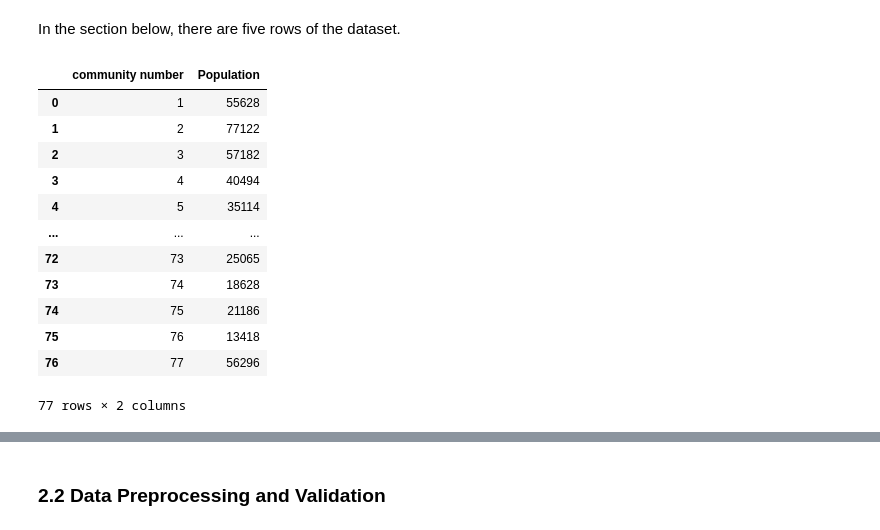
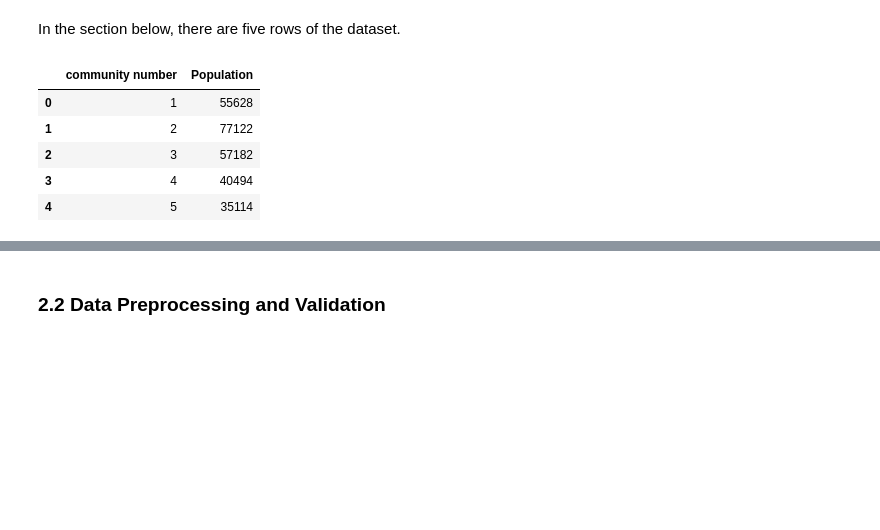
Before and after one commit to NijunJiang/CASA_CW, a Jupyter notebook: coursework.ipynb, the cells around one changed output, grey strips where cells are left out. Saved outputs shown, nothing was run; the diff lists cells and outputs as text; code cells hidden in the pictures; blank space fills up the shorter version.

```diff
--- a/coursework.ipynb
+++ b/coursework.ipynb
@@ -68,21 +70,14 @@ In the section below, there are five rows of the dataset.
 # %%
 chicago_community_pop
 chicago_community_pop.rename(columns={"No.": "community number"}, inplace=True)
-chicago_community_pop
+chicago_community_pop.head()
 # %% [output]
 |  | community number | Population |
 | 0 | 1 | 55628 |
 | 1 | 2 | 77122 |
 | 2 | 3 | 57182 |
 | 3 | 4 | 40494 |
 | 4 | 5 | 35114 |
-| ... | ... | ... |
-| 72 | 73 | 25065 |
-| 73 | 74 | 18628 |
-| 74 | 75 | 21186 |
-| 75 | 76 | 13418 |
-| 76 | 77 | 56296 |
-77 rows × 2 columns
 # %%
 community_type = ["community"] * len(chicago_community.index)
 chicago_community["community"] = community_type
```
Also changed, not shown: parts of 18 cells of this notebook.
